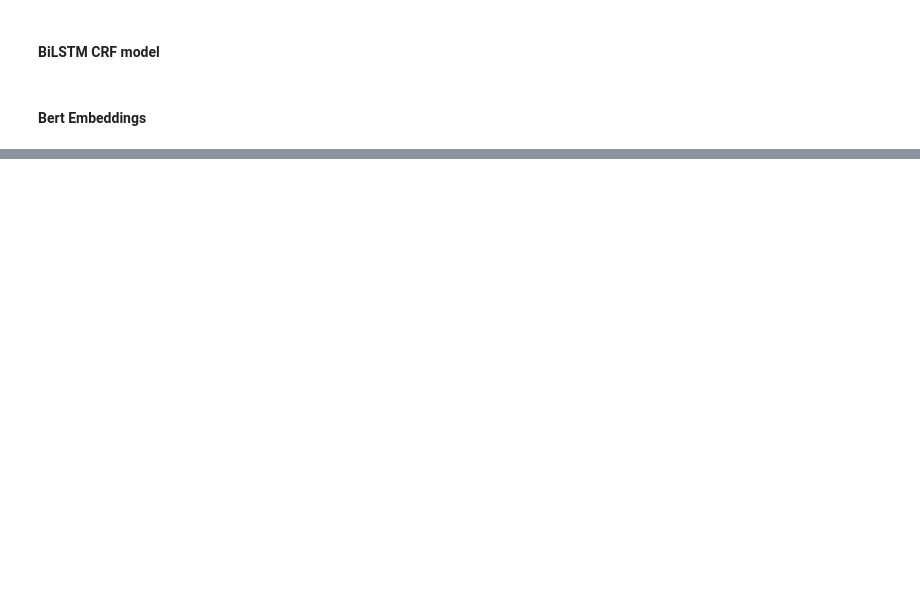
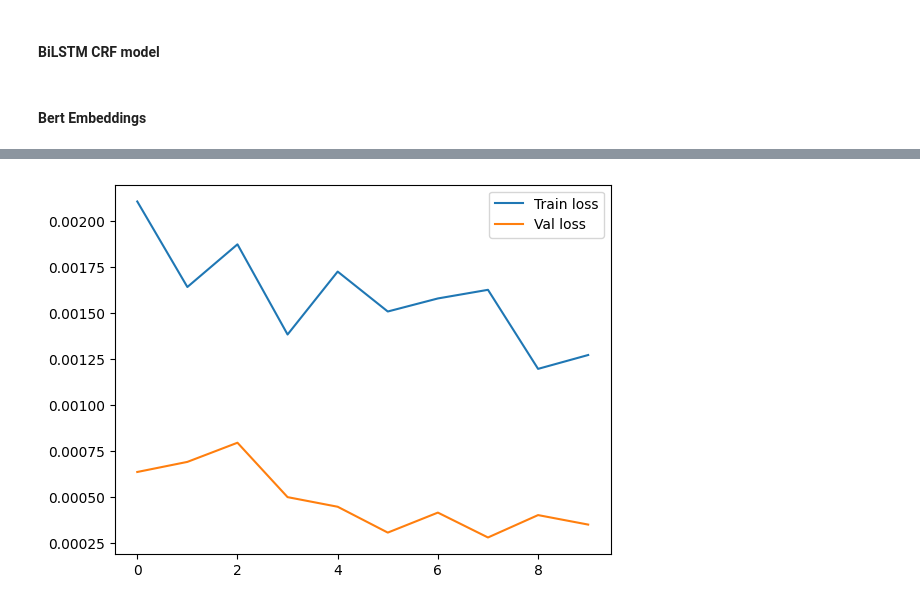
Before and after one commit to mishraanis/NLP, a Jupyter notebook: Assignment-2/Task 1/Part 3/bilstm-crf.ipynb, the cells around one changed output, grey strips where cells are left out. Cells and saved outputs as stored; diff of their text form; code cells hidden in the pictures; blank space fills up the shorter version.

```diff
--- a/Assignment-2/Task 1/Part 3/bilstm-crf.ipynb
+++ b/Assignment-2/Task 1/Part 3/bilstm-crf.ipynb
@@ -246,5 +234,7 @@ print(len(model(temp)[1]))
+# %%
+embedding_mat = pickle.load(open('legal_bert_embedding_mat.pkl', 'rb'))
 # %%
-model = BiLSTM_CRF(len(word_to_idx), 768, 256, len(tag_to_ix), torch.tensor(embedding_mat), tag_to_ix['START_TAG'], tag_to_ix['END_TAG'], tag_to_ix, device=device)
+model = BiLSTM_CRF(len(word_to_idx), 768, 256, len(tag_to_ix), torch.tensor(embedding_mat), tag_to_ix['START_TAG'], tag_to_ix['END_TAG'], tag_to_ix, device=device).to(device)
 optimizer = optim.SGD(model.parameters(), lr=0.01, weight_decay=1e-4)
 
 EPOCHS = 10
@@ -256,9 +246,11 @@ val_macro_f1 = []
 for epoch in tqdm(range(EPOCHS), desc='Epoch'):
     loss = 0
     f1 = 0
-    for case in tqdm(train_data, desc=f'Epoch {epoch + 1}/{EPOCHS}'):
+    for i, case in tqdm(enumerate(train_data), desc=f'Epoch {epoch + 1}/{EPOCHS}'):
         sentence = prepare_sequence(train_data[case]['text'].split(' '), word_to_idx)
         tags = prepare_sequence(train_data[case]['labels'], tag_to_ix)
+        sentence = sentence.to(device)
+        tags = tags.to(device)
         model.zero_grad()
         loss = model.neg_log_likelihood(sentence, tags)
         loss.backward()
@@ -266,6 +258,7 @@ for epoch in tqdm(range(EPOCHS), desc='Epoch'):
         loss += loss.item()
         with torch.no_grad():
             preds = model(sentence)[1]
+            tags = tags.cpu().numpy()
             f1 += f1_score(tags, preds, average='macro')
 
     train_loss.append(loss/len(train_data))
@@ -273,16 +266,20 @@ for epoch in tqdm(range(EPOCHS), desc='Epoch'):
 
     with torch.no_grad():
         loss = 0
+        f1 = 0
         for case in val_data:
             sentence = prepare_sequence(val_data[case]['text'].split(' '), word_to_idx)
             tags = prepare_sequence(val_data[case]['labels'], tag_to_ix)
+            setence = sentence.to(device)
+            tags = tags.to(device)
             loss = model.neg_log_likelihood(sentence, tags)
             loss += loss.item()
             preds = model(sentence)[1]
-            f1 += f1_score(tags, preds, average='macro')
+            f1 += f1_score(tags.cpu().numpy(), preds, average='macro')
         val_macro_f1.append(f1/len(val_data))
         val_loss.append(loss/len(val_data))
 
+    print()
     print(f'Train loss: {train_loss[-1]}, Val loss: {val_loss[-1]}')
     print(f'Train macro f1: {train_macro_f1[-1]}, Val macro f1: {val_macro_f1[-1]}')
     print(f'Epoch {epoch + 1}/{EPOCHS} done')
@@ -290,0 +319,15 @@ KeyboardInterrupt:
+# %%
+train_loss = pickle.load(open('train_loss.pkl', 'rb'))
+val_loss = pickle.load(open('val_loss.pkl', 'rb'))
+train_macro_f1 = pickle.load(open('train_macro_f1.pkl', 'rb'))
+val_macro_f1 = pickle.load(open('val_macro_f1.pkl', 'rb'))
+# %%
+train_loss = [i.item() for i in train_loss]
+val_loss = [i.item() for i in val_loss]
+
+plt.plot(train_loss, label='Train loss')
+plt.plot(val_loss, label='Val loss')
+plt.legend()
+plt.show()
+# %% [output]
+[figure, added]
```
Also changed, not shown: parts of 9 cells of this notebook, 4 other files.
